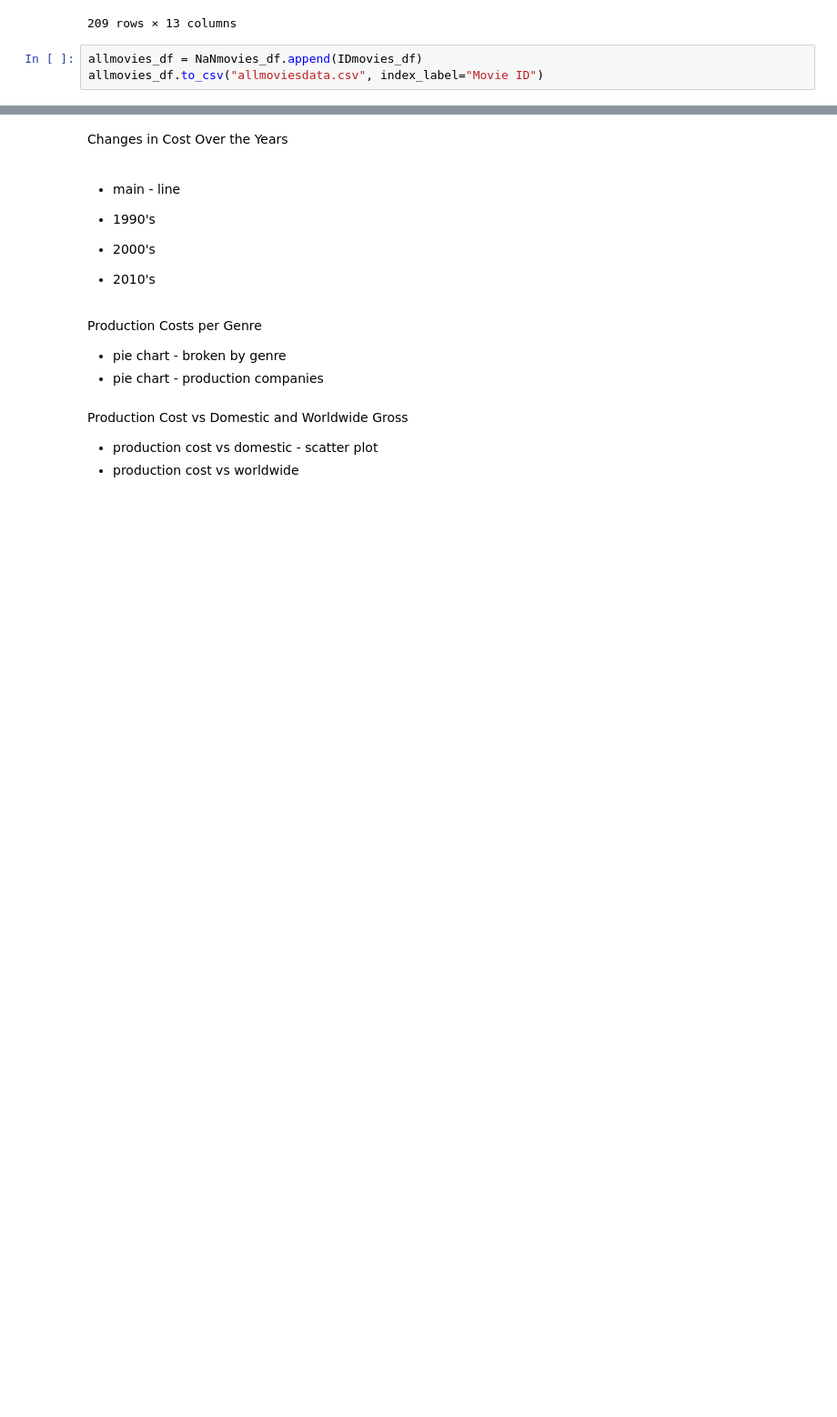
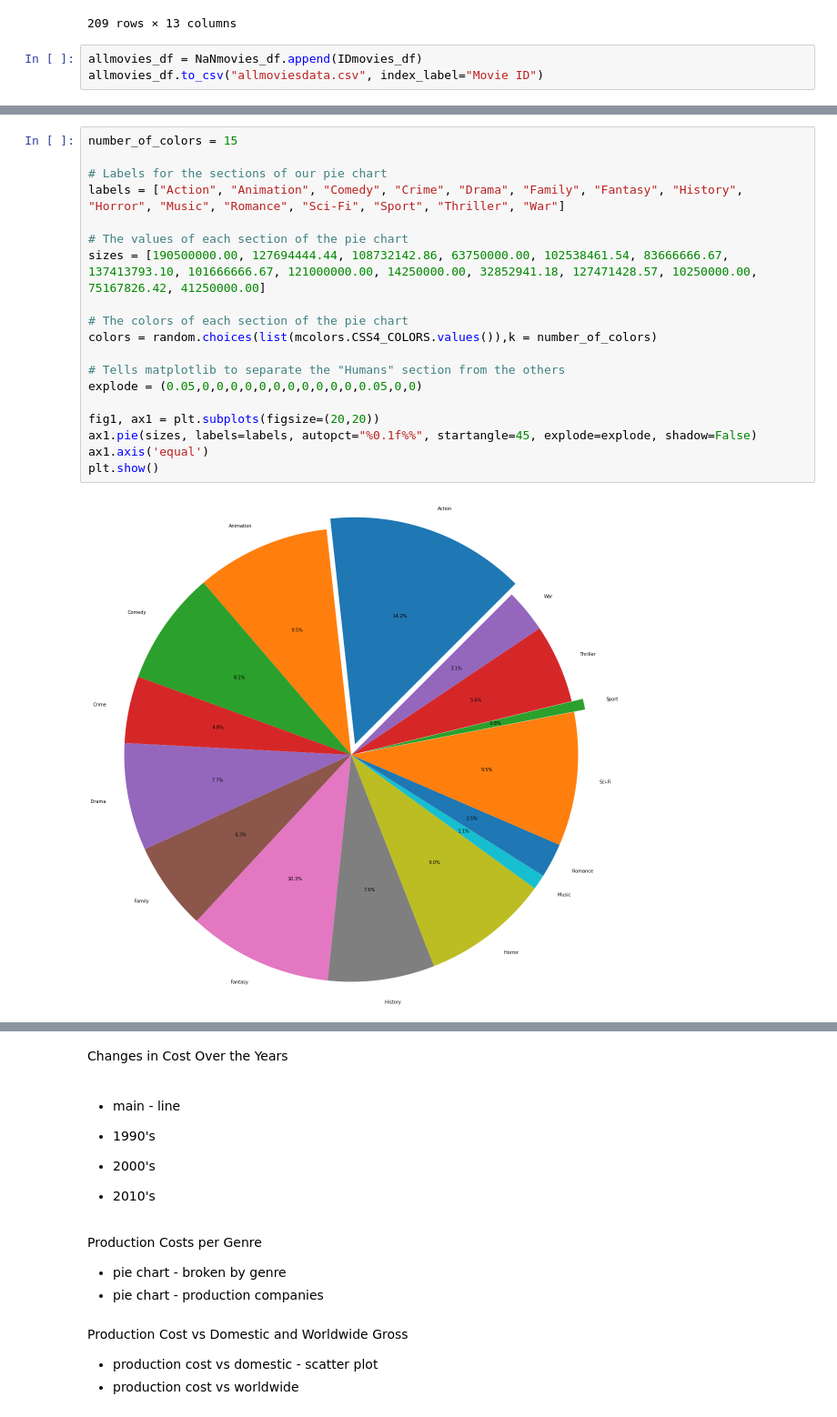
Before and after one commit to annied222/Project_1, a Jupyter notebook: movies.ipynb, the cells around one changed output, grey strips where cells are left out. Shown: that part at 91% size. Saved outputs shown, nothing was run; the diff lists cells and outputs as text; blank space fills up the shorter version.

```diff
--- a/movies.ipynb
+++ b/movies.ipynb
@@ -202,0 +227,21 @@ allmovies_df.to_csv("allmoviesdata.csv", index_label="Movie ID")
+# %%
+number_of_colors = 15
+
+# Labels for the sections of our pie chart
+labels = ["Action", "Animation", "Comedy", "Crime", "Drama", "Family", "Fantasy", "History", "Horror", "Music", "Romance", "Sci-Fi", "Sport", "Thriller", "War"]
+
+# The values of each section of the pie chart
+sizes = [190500000.00, 127694444.44, 108732142.86, 63750000.00, 102538461.54, 83666666.67, 137413793.10, 101666666.67, 121000000.00, 14250000.00, 32852941.18, 127471428.57, 10250000.00, 75167826.42, 41250000.00]
+
+# The colors of each section of the pie chart
+colors = random.choices(list(mcolors.CSS4_COLORS.values()),k = number_of_colors)
+
+# Tells matplotlib to separate the "Humans" section from the others
+explode = (0.05,0,0,0,0,0,0,0,0,0,0,0,0.05,0,0)
+
+fig1, ax1 = plt.subplots(figsize=(20,20))
+ax1.pie(sizes, labels=labels, autopct="%0.1f%%", startangle=45, explode=explode, shadow=False)
+ax1.axis('equal')
+plt.show()
+# %% [output]
+[figure, added]
```
Also changed, not shown: parts of 9 cells of this notebook.
